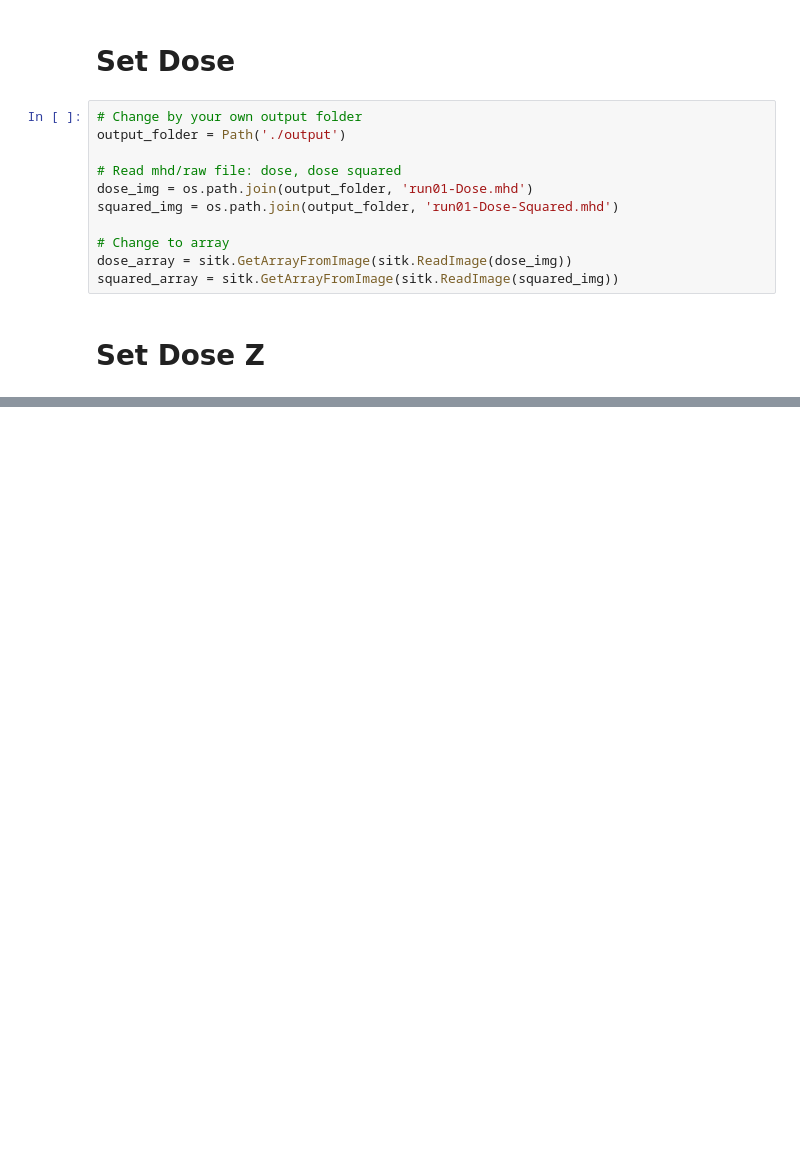
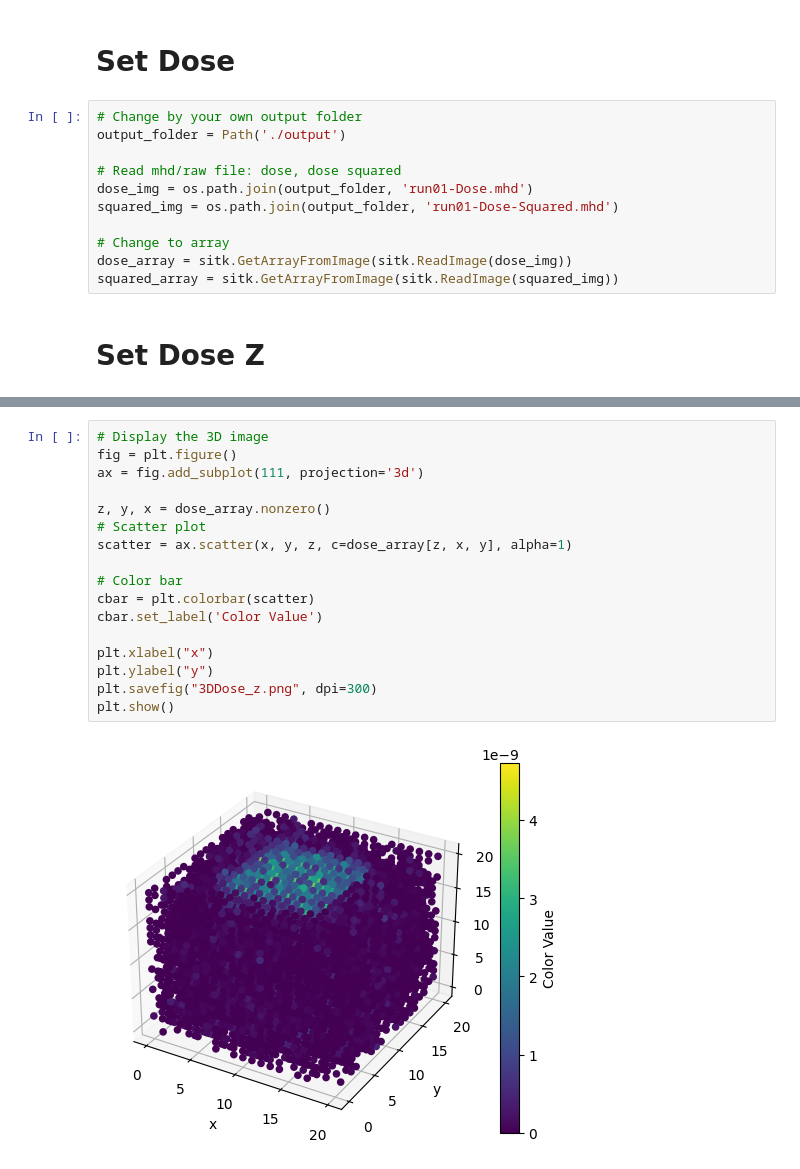
Before and after one commit to danganminh/UngDungTinHoc, a Jupyter notebook: linac_primus_15MV/analyse/DoseZ.ipynb, the cells around one changed output, grey strips where cells are left out. Drawn from its saved outputs; the diff is of its cells as text; blank space fills up the shorter version.

```diff
--- a/linac_primus_15MV/analyse/DoseZ.ipynb
+++ b/linac_primus_15MV/analyse/DoseZ.ipynb
@@ -90,0 +75,19 @@ display(data)
+# %%
+# Display the 3D image
+fig = plt.figure()
+ax = fig.add_subplot(111, projection='3d')
+
+z, y, x = dose_array.nonzero()
+# Scatter plot
+scatter = ax.scatter(x, y, z, c=dose_array[z, x, y], alpha=1)
+
+# Color bar
+cbar = plt.colorbar(scatter)
+cbar.set_label('Color Value')
+
+plt.xlabel("x")
+plt.ylabel("y")
+plt.savefig("3DDose_z.png", dpi=300)
+plt.show()
+# %% [output]
+[figure, added]
```
Also changed, not shown: parts of 4 cells of this notebook, 4 other files.
